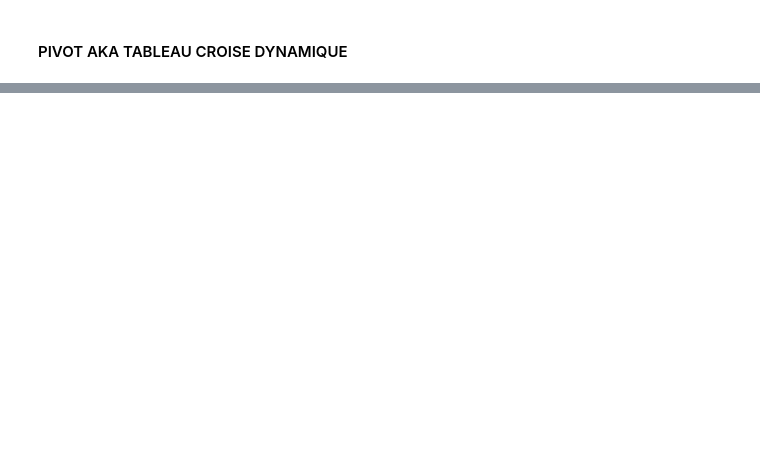
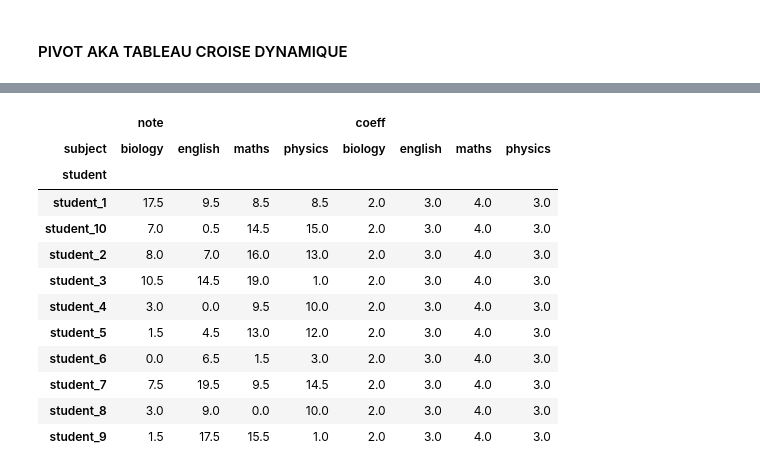
Before and after one commit to lamamram/python-analyse, a Jupyter notebook: cours_pandas_operations.ipynb, the cells around one changed output, grey strips where cells are left out. Cells and saved outputs as stored; diff of their text form; code cells hidden in the pictures; blank space fills up the shorter version.

Commit message:
pivot & fusion

```diff
--- a/cours_pandas_operations.ipynb
+++ b/cours_pandas_operations.ipynb
@@ -157,2 +82,27 @@ Name: species, dtype: int64
   3. une colonne note avec des entiers entre 0 et 20 (avec les 0.5 possibles)
   4. une colonne coeff qui répètent les mêmes valeurs en fonction du subject
+# %%
+students = [ f"student_{i}" for i in range(1, 11)]
+subjects = ["maths", "english", "biology", "physics"]
+coeffs = [4,3,2,3]
+multi_students = np.repeat(students, repeats=4)
+multi_subjects = np.tile(subjects, reps=10) # aka subjects * 10
+multi_coeffs = np.tile(coeffs, reps=10)
+notes = rng.integers(0, 40, endpoint=True, size=40) / 2
+notes_df = pd.DataFrame(
+    data={
+        # technique par répétition
+        # "student": multi_students,
+        # "subject": multi_subjects,
+        "coeff": multi_coeffs,
+        "note": notes
+    },
+    # OU technique par un index multiple généré avec le produit cartésiens des listes
+    index=pd.MultiIndex.from_product([students, subjects])
+)
+# format long i.e: les colonnes ont des valeurs qui se répètent bcp et on a relativment moins de colonnes
+notes_df = notes_df.reset_index().rename(columns={
+    "level_0": "student",
+    "level_1": "subject",
+})
+notes_df
@@ -158,0 +127,26 @@ Name: species, dtype: int64
+# %%
+# pour changer en format large
+# on va dispatcher la colonne en tant que 4 colones "maths", "english", "biology", "physics"
+# dont les valeurs vont venir depuis la colonne note
+pivoted_df = notes_df.pivot(
+    # la ou les colonnes à dégager et à dipatcher dans les nouvelles colonnes dont le nom sont les valeurs
+    columns="subject",
+    # la ou les colonnes qui vont alimenter les nouvelles colonnes
+    values=["note", "coeff"],
+    index="student"
+)
+pivoted_df
+# %% [output]
+|  | note |  |  |  | coeff |  |  |  |
+| subject | biology | english | maths | physics | biology | english | maths | physics |
+| student |  |  |  |  |  |  |  |  |
+| student_1 | 17.5 | 9.5 | 8.5 | 8.5 | 2.0 | 3.0 | 4.0 | 3.0 |
+| student_10 | 7.0 | 0.5 | 14.5 | 15.0 | 2.0 | 3.0 | 4.0 | 3.0 |
+| student_2 | 8.0 | 7.0 | 16.0 | 13.0 | 2.0 | 3.0 | 4.0 | 3.0 |
+| student_3 | 10.5 | 14.5 | 19.0 | 1.0 | 2.0 | 3.0 | 4.0 | 3.0 |
+| student_4 | 3.0 | 0.0 | 9.5 | 10.0 | 2.0 | 3.0 | 4.0 | 3.0 |
+| student_5 | 1.5 | 4.5 | 13.0 | 12.0 | 2.0 | 3.0 | 4.0 | 3.0 |
+| student_6 | 0.0 | 6.5 | 1.5 | 3.0 | 2.0 | 3.0 | 4.0 | 3.0 |
+| student_7 | 7.5 | 19.5 | 9.5 | 14.5 | 2.0 | 3.0 | 4.0 | 3.0 |
+| student_8 | 3.0 | 9.0 | 0.0 | 10.0 | 2.0 | 3.0 | 4.0 | 3.0 |
+| student_9 | 1.5 | 17.5 | 15.5 | 1.0 | 2.0 | 3.0 | 4.0 | 3.0 |
```
Also changed, not shown: parts of 16 cells of this notebook.
